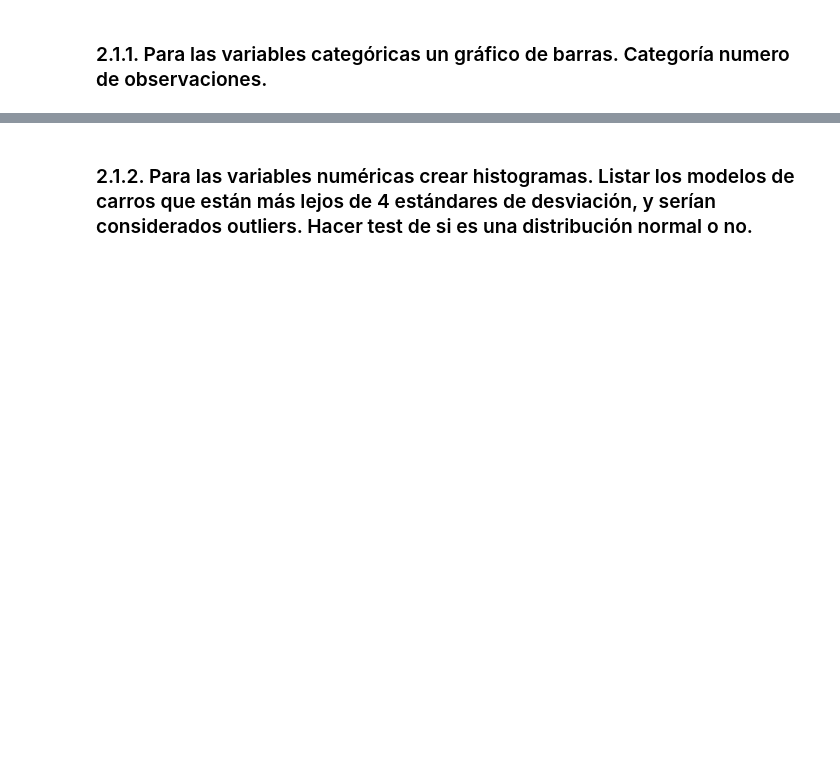
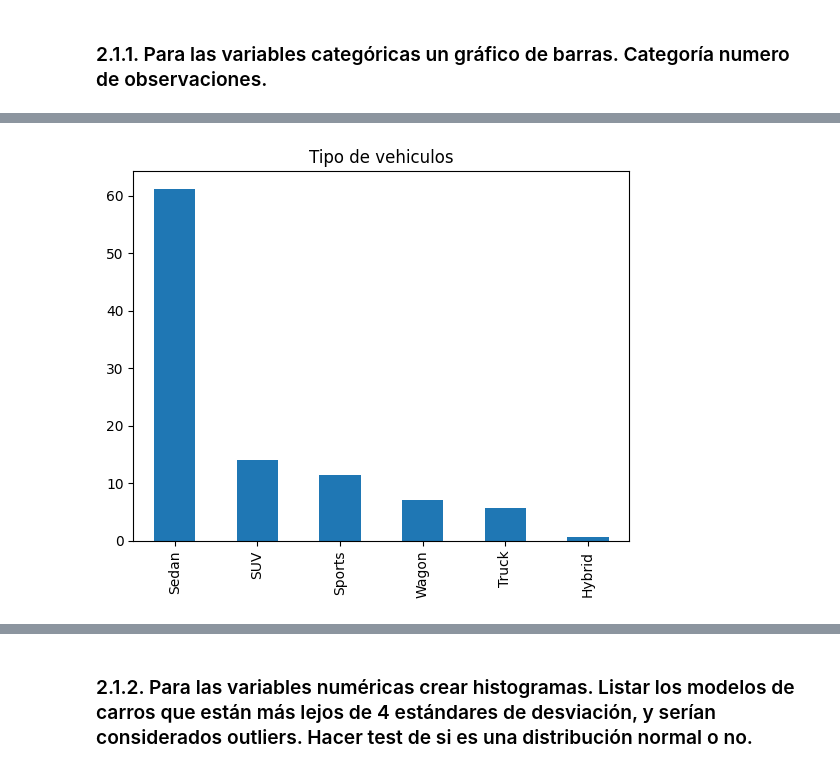
Before and after one commit to JuanMorales4619/Estadistica-3, a Jupyter notebook: Tarea 1/src/notebook/Punto2.ipynb, the cells around one changed output, grey strips where cells are left out. Saved outputs shown, nothing was run; the diff lists cells and outputs as text; code cells hidden in the pictures; blank space fills up the shorter version.

```diff
--- a/Tarea 1/src/notebook/Punto2.ipynb
+++ b/Tarea 1/src/notebook/Punto2.ipynb
@@ -26,2 +43,7 @@ df.head()
+# %%
+plot = (100 * df['Type'].value_counts() / len(df['Type'])).plot(
+kind='bar', title='Tipo de vehiculos')
+# %% [output]
+[figure, added]
 # %%
 plot = (100 * df['Origin'].value_counts() / len(df['Origin'])).plot(
```
Also changed, not shown: parts of 39 cells of this notebook, 1 other file.
